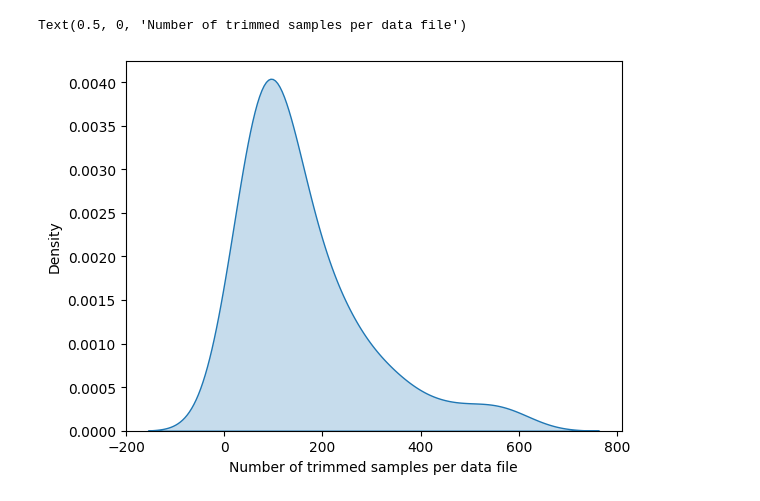
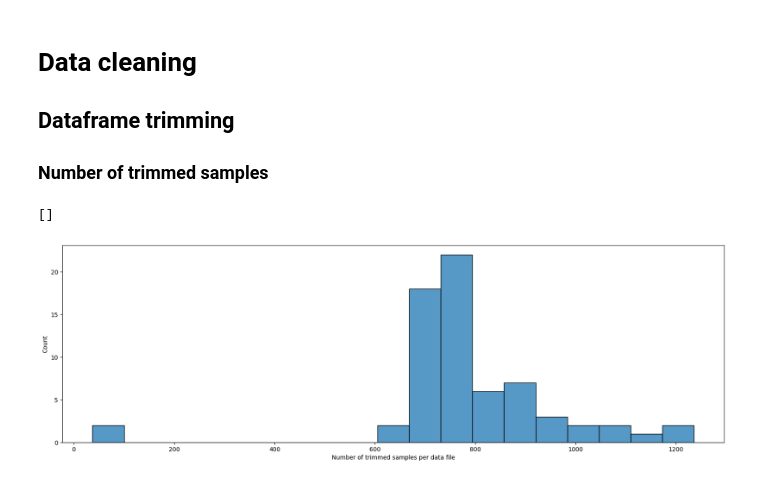
Before and after one commit to koenraijer/IP-TNT, a Jupyter notebook: processing_empatica.ipynb, the cells around one changed output. Drawn from its saved outputs; the diff is of its cells as text; code cells hidden in the pictures.

```diff
--- a/processing_empatica.ipynb
+++ b/processing_empatica.ipynb
@@ -1,17 +1,20 @@
 # %%
-# CONDA: tnt
 import numpy as np
 import pandas as pd
 import seaborn as sns
+from scipy import signal
+import pickle
+import plotly.express as px
 pd.set_option('display.max_rows', 200)
 pd.options.display.float_format = '{:.2f}'.format
 import neurokit2 as nk
 import matplotlib.pyplot as plt
+plt.rcParams["figure.figsize"] = (20, 6)
 import os, re
 from importlib import reload
 import empatica_helpers as eh
 import helpers as h
-import resampy
+import heartpy as hp
 
 # eh.move_folders_to_root('input/empatica/')
 # eh.rename_folders('input/empatica/')
@@ -22,14 +27,14 @@ reload(h), reload(eh)
 
 df = pd.DataFrame()
 trimmings_array = np.array([]) # Trimmings are the numbers of samples removed from dataframes coming from a single folder due to differing start or end times.
+uniqueness_check_df = pd.DataFrame()
 
 for folder in dir_list:
-    temp, trimmings = eh.load_data_and_combine(f'input/empatica/{folder}', verbose = False)
+    temp, ibi, trimmings, uniqueness_check = eh.load_data_and_combine(f'input/empatica/{folder}', verbose = False)
     # Concat to df if not empty
     if temp.empty:
         print(f"Skipping {folder} due to empty dataframe.")
         continue
     trimmings_array = np.append(trimmings_array, trimmings)
     df = pd.concat([df, temp])
-
-# df.to_csv('output/empatica_combined_raw2.csv', index=False)
+    uniqueness_check_df = pd.concat([uniqueness_check_df, uniqueness_check])
@@ -35,0 +294,22 @@ for folder in dir_list:
+# %%
+reload(h), reload(eh)
+
+df = pd.DataFrame()
+ibi_df = pd.DataFrame()
+trimmings_array = np.array([]) # Trimmings are the numbers of samples removed from dataframes coming from a single folder due to differing start or end times.
+uniqueness_check_df = pd.DataFrame()
+no_ibi = 0
+for folder in dir_list:
+    temp, ibi, trimmings, uniqueness_check = load_data_and_combine(f'input/empatica/{folder}', verbose = False, useIBI = True)
+    # Concat to df if not empty
+    if not temp.empty:
+        trimmings_array = np.append(trimmings_array, trimmings)
+        df = pd.concat([df, temp])
+        uniqueness_check_df = pd.concat([uniqueness_check_df, uniqueness_check])
+        ibi_df = pd.concat([ibi_df, ibi])
+    else:
+        print(f"Skipping {folder} due to empty dataframe.")
+    if ibi is None:
+        no_ibi += 1
+
+print(f"Number of folders with no IBI data: {no_ibi} / {len(dir_list)}")
@@ -36,7 +379,17 @@ for folder in dir_list:
+# %% [markdown]
+# Data cleaning
+
+## Dataframe trimming
+
+### Number of trimmed samples
 # %%
 # Seaborn kernel density plot
-sns.kdeplot(data=trimmings_array, fill=True)
+sns.histplot(data=trimmings_array, fill=True)
 plt.xlabel("Number of trimmed samples per data file")
+# output/trimmed_samples.png
+
+# Check values in trimmings_array < 0
+print(trimmings_array[trimmings_array < 0])
 # %% [output]
-Text(0.5, 0, 'Number of trimmed samples per data file')
+[]
-[figure, old version]
+[figure, new version]
```
Also changed, not shown: parts of 34 cells of this notebook, 16 other files.
